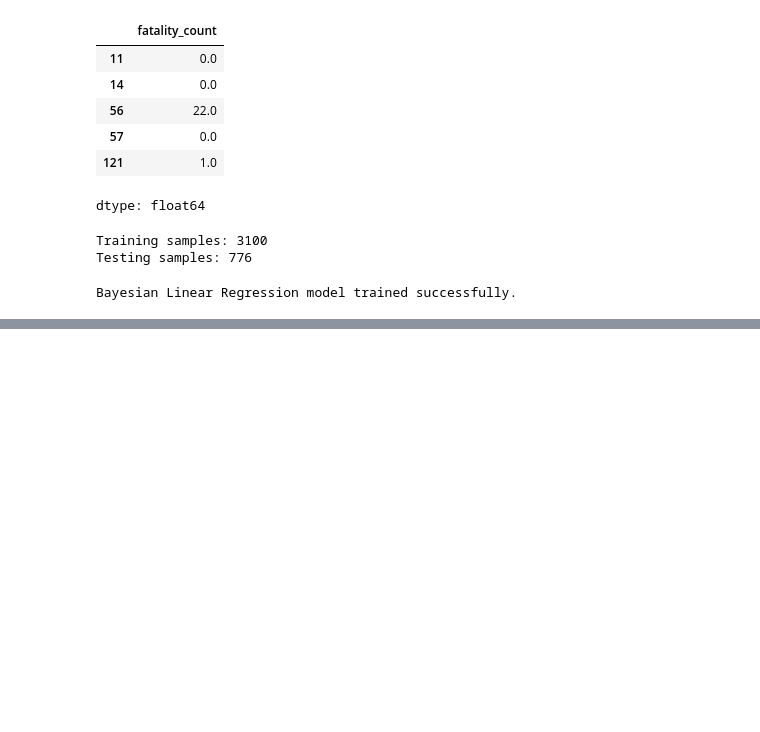
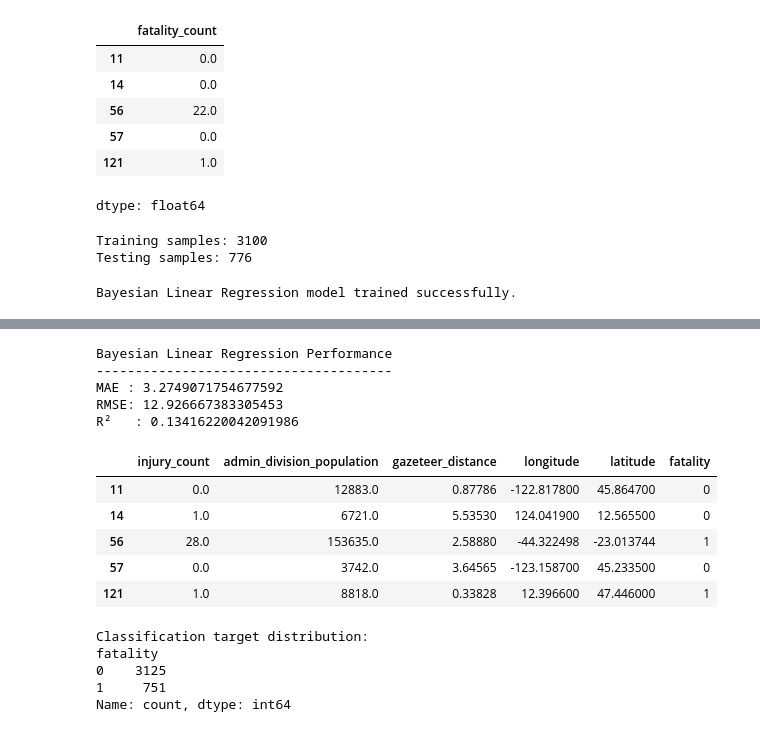
Before and after one commit to saltyyboii/landslide-risk-assessment, a Jupyter notebook: Mountain_Hazard_Review_2.ipynb, the cells around one changed output, grey strips where cells are left out. Saved outputs shown, nothing was run; the diff lists cells and outputs as text; code cells hidden in the pictures; blank space fills up the shorter version.

```diff
--- a/Mountain_Hazard_Review_2.ipynb
+++ b/Mountain_Hazard_Review_2.ipynb
@@ -585,0 +610,67 @@ Bayesian Linear Regression model trained successfully.
+# %%
+# Evaluate the Bayesian Linear Regression model
+
+from sklearn.metrics import mean_absolute_error, mean_squared_error, r2_score
+
+mae = mean_absolute_error(y_test, y_pred)
+rmse = np.sqrt(mean_squared_error(y_test, y_pred))
+r2 = r2_score(y_test, y_pred)
+
+print("Bayesian Linear Regression Performance")
+print("--------------------------------------")
+print("MAE :", mae)
+print("RMSE:", rmse)
+print("R²   :", r2)
+# %% [output]
+Bayesian Linear Regression Performance
+--------------------------------------
+MAE : 3.2749071754677592
+RMSE: 12.926667383305453
+R²   : 0.13416220042091986
+# %%
+# Unit 2: Classification
+# Target: Whether a landslide event resulted in a fatality
+
+classification_data = df[
+    [
+        "injury_count",
+        "admin_division_population",
+        "gazeteer_distance",
+        "longitude",
+        "latitude",
+        "fatality_count"
+    ]
+].copy()
+
+# Remove rows with missing values
+classification_data = classification_data.dropna()
+
+# Create binary target
+# 0 = No fatality
+# 1 = One or more fatalities
+classification_data["fatality"] = (
+    classification_data["fatality_count"] > 0
+).astype(int)
+
+# Remove the original fatality_count because it directly determines the target
+classification_data = classification_data.drop(columns=["fatality_count"])
+
+display(classification_data.head())
+# %% [output]
+|  | injury_count | admin_division_population | gazeteer_distance | longitude | latitude | fatality |
+| 11 | 0.0 | 12883.0 | 0.87786 | -122.817800 | 45.864700 | 0 |
+| 14 | 1.0 | 6721.0 | 5.53530 | 124.041900 | 12.565500 | 0 |
+| 56 | 28.0 | 153635.0 | 2.58880 | -44.322498 | -23.013744 | 1 |
+| 57 | 0.0 | 3742.0 | 3.64565 | -123.158700 | 45.233500 | 0 |
+| 121 | 1.0 | 8818.0 | 0.33828 | 12.396600 | 47.446000 | 1 |
+# %%
+# Check how many events belong to each class
+
+print("Classification target distribution:")
+print(classification_data["fatality"].value_counts())
+# %% [output]
+Classification target distribution:
+fatality
+0    3125
+1     751
+Name: count, dtype: int64
```
Also changed, not shown: parts of 17 cells of this notebook.
